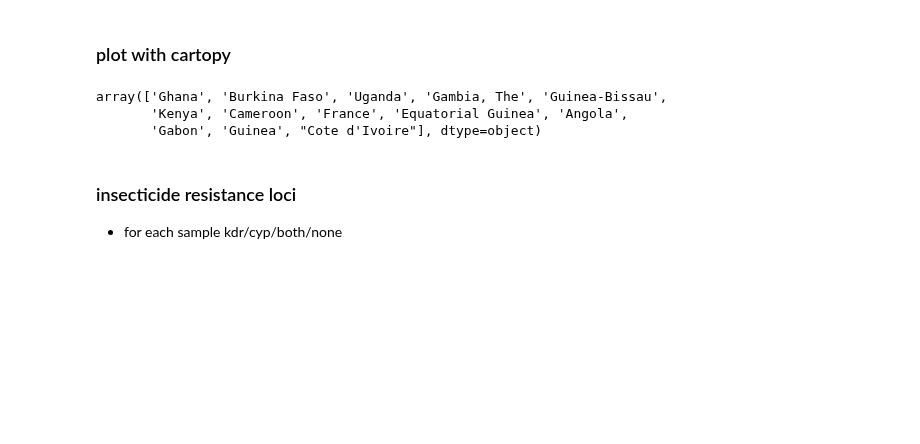
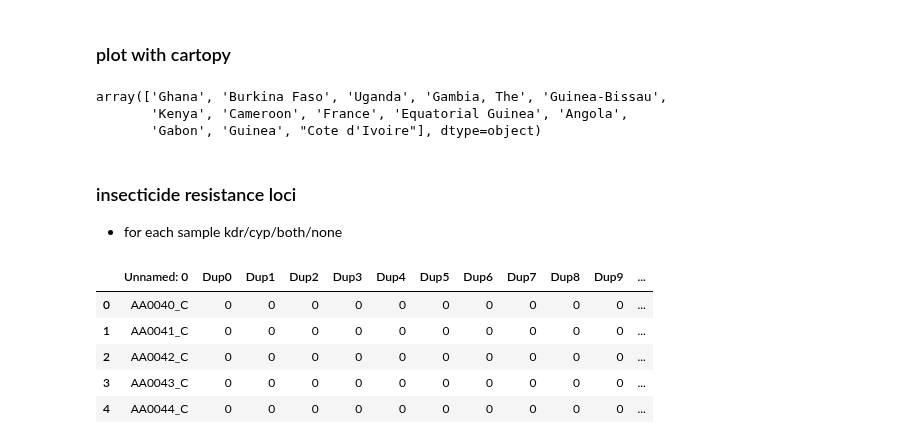
Before and after one commit to alimanfoo/ag1000g-phase2-data-paper, a Jupyter notebook: notebooks/figure_insecticide_resistance.ipynb, the cells around one changed output. Saved outputs shown, nothing was run; the diff lists cells and outputs as text; code cells hidden in the pictures; blank space fills up the shorter version.

Commit message:
adds data files

```diff
--- a/notebooks/figure_insecticide_resistance.ipynb
+++ b/notebooks/figure_insecticide_resistance.ipynb
@@ -342,0 +341,12 @@ cy_num = [df_meta[df_meta.country == c].shape[0] for c in cy_nm]
+# %%
+#eric's cyp data
+df_c6 = pd.read_csv("../data/cyp6aap.csv", sep="\t")
+df_c9 = pd.read_csv("../data/cyp9k1.csv", sep="\t")
+df_c9.head()
+# %% [output]
+|  | Unnamed: 0 | Dup0 | Dup1 | Dup2 | Dup3 | Dup4 | Dup5 | Dup6 | Dup7 | Dup8 | Dup9 | ... |
+| 0 | AA0040_C | 0 | 0 | 0 | 0 | 0 | 0 | 0 | 0 | 0 | 0 | ... |
+| 1 | AA0041_C | 0 | 0 | 0 | 0 | 0 | 0 | 0 | 0 | 0 | 0 | ... |
+| 2 | AA0042_C | 0 | 0 | 0 | 0 | 0 | 0 | 0 | 0 | 0 | 0 | ... |
+| 3 | AA0043_C | 0 | 0 | 0 | 0 | 0 | 0 | 0 | 0 | 0 | 0 | ... |
+| 4 | AA0044_C | 0 | 0 | 0 | 0 | 0 | 0 | 0 | 0 | 0 | 0 | ... |
```
Also changed, not shown: parts of 7 cells of this notebook, 2 other files.
